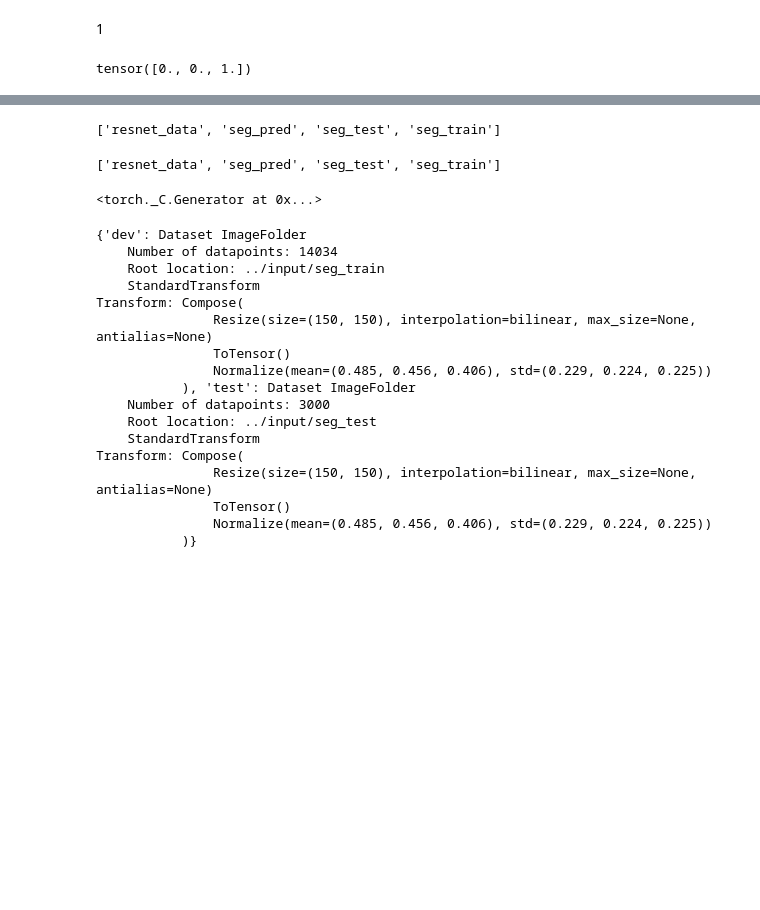
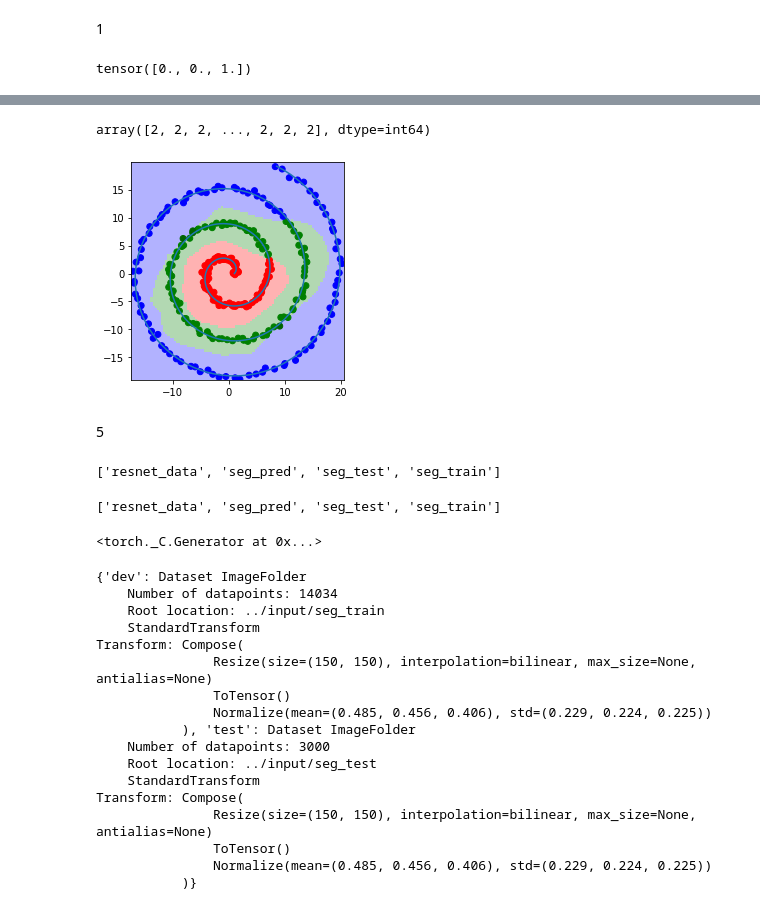
Before and after one commit to ivan-gabavan/Ml, a Jupyter notebook: L3.ipynb, the cells around one changed output, grey strips where cells are left out. Cells and saved outputs as stored; diff of their text form; code cells hidden in the pictures; blank space fills up the shorter version.

```diff
--- a/L3.ipynb
+++ b/L3.ipynb
@@ -159,0 +130,8 @@ plt.gca().set_aspect('equal')
+# %%
+x = r * np.cos(phi)
+y = r * np.sin(phi)
+x2_min, x2_max = x.min()-0.5, x.max()+0.5
+x1_min, x1_max = y.min()-0.5, y.max()+0.5
+xx1,xx2 = np.mgrid[x1_min:x1_max:100j, x2_min:x2_max:100j]
+X_pred = np.column_stack([xx2.reshape(-1),xx1.reshape(-1)])
+X_pred
@@ -160,3 +169,24 @@ plt.gca().set_aspect('equal')
+# %%
+y_pred = np.argmax(y_pred, axis = 1)
+y_pred
+# %% [output]
+array([2, 2, 2, ..., 2, 2, 2], dtype=int64)
+# %%
+plt.pcolormesh(xx2,xx1, y_pred.reshape(xx1.shape), alpha=0.3, shading='auto',cmap=matplotlib.colors.ListedColormap(['r','g','b']))
+plt.plot(x,y)
+
+predict = net(torch.tensor(points).to(torch.float)).detach().numpy()
+for i in range(len(classes)):
+    #print (classes[i] , np.argmax(predict[i]))
+    if (classes[i] != np.argmax(predict[i])):
+        classes[i] += 3
+
+plt.scatter(points[:,0], points[:,1], c=classes, cmap=matplotlib.colors.ListedColormap(['r','g','darkblue','b', 'darkred','darkgreen']))
+plt.gca().set_aspect('equal')
+# %% [output]
+[figure, added]
+# %% [markdown]
+5
 # %%
 import os
 print(os.listdir("input"))
```
Also changed, not shown: parts of 25 cells of this notebook.
